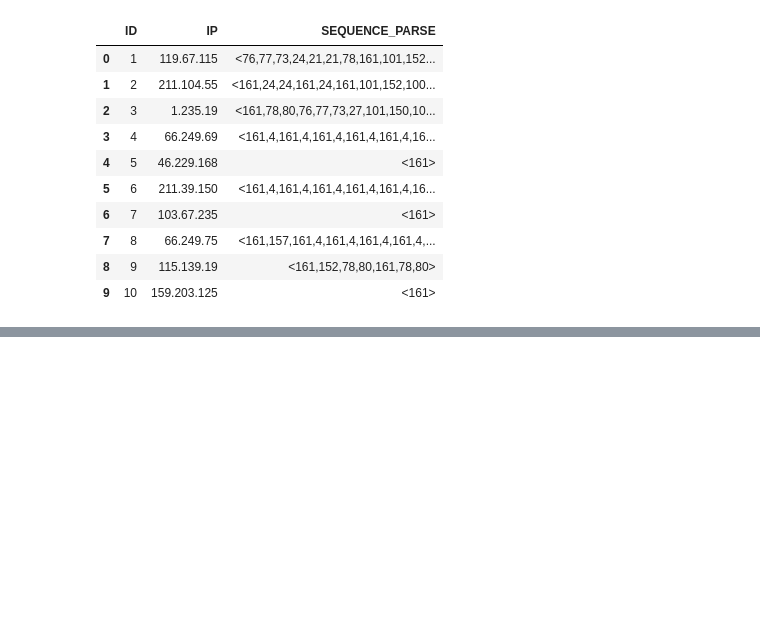
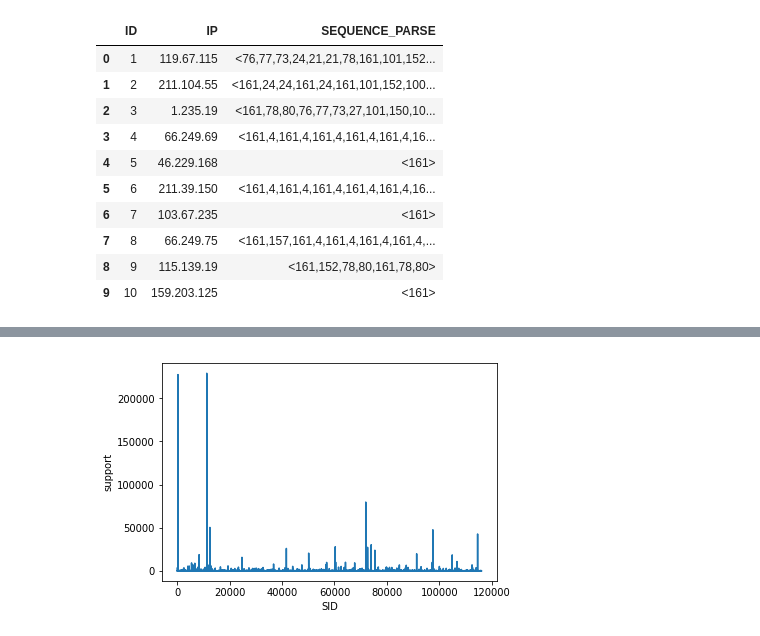
Before and after one commit to OrangeNebula/momsitter-notebook, a Jupyter notebook: 03-momsitter-sequence-rel-support-comparision.ipynb, the cells around one changed output, grey strips where cells are left out. Drawn from its saved outputs; the diff is of its cells as text; code cells hidden in the pictures; blank space fills up the shorter version.

```diff
--- a/03-momsitter-sequence-rel-support-comparision.ipynb
+++ b/03-momsitter-sequence-rel-support-comparision.ipynb
@@ -9,9 +9,10 @@
 
 # sid corpus
 sid_list = {}
+sid_index = 0
 
 # SDB (temporary memory storage)
-sdb = {}
+sdb = []
 # %%
 # Load the data
 import csv
@@ -87,3 +88,14 @@ def save_to_sdb(list):
+# %%
+# 매개변수로 전달된 시퀸스의 SID 를 리턴하는 함수
+def get_sid(sequence):
+    global sid_list
+    global sid_index
+    if sequence in sid_list:
+        return sid_list[sequence]
+    else:
+        sid_list[sequence] = sid_index
+        sid_index += 1
+        return sid_list[sequence]
 # %%
 # 비-이슈 회원들의 ngram 을 추출
 normal_ngram = extract_ngram_set(5, no_issue_seq_data)
@@ -101,3 +113,11 @@ normal_ngram.sort_values(['support'], ascending=[False]).head(10)
 | 60301 | 150,29,150,150,29 | 28027 |
 | 72632 | 29,150,29,150,150 | 27312 |
 | 41648 | 150,150,29,150,29 | 26043 |
+# %%
+normal_ngram = pd.DataFrame(normal_ngram)
+normal_ngram['SID'] = 0
+normal_sid = []
+for index, row in normal_ngram.iterrows():
+    #normal_ngram.loc[index]['SID'] = get_sid(normal_ngram.loc[index]['sequence'])
+    normal_sid.append(get_sid(row['sequence']))
+normal_sid
@@ -103,0 +142,3 @@ normal_ngram.sort_values(['support'], ascending=[False]).head(10)
+# %%
+normal_ngram['SID'] = pd.Series(normal_sid)
+normal_ngram
@@ -103,0 +164,14 @@ normal_ngram.sort_values(['support'], ascending=[False]).head(10)
+# %%
+import matplotlib.mlab as mlab
+import matplotlib.pyplot as plt
+
+x = normal_ngram['SID']
+y = normal_ngram['support']
+
+plt.xlabel('SID')
+plt.ylabel('support')
+
+plt.plot(x, y)
+plt.show()
+# %% [output]
+[figure, added]
```
Also changed, not shown: parts of 13 cells of this notebook, 1 other file.
